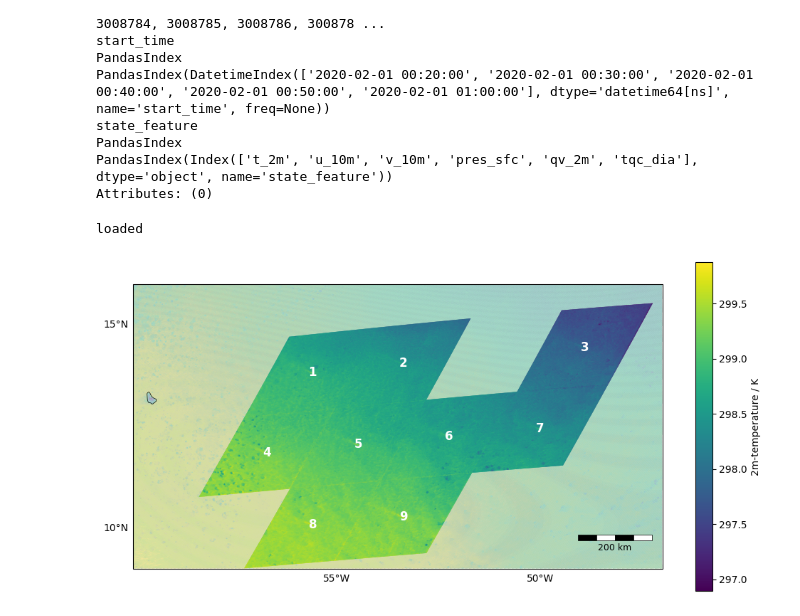
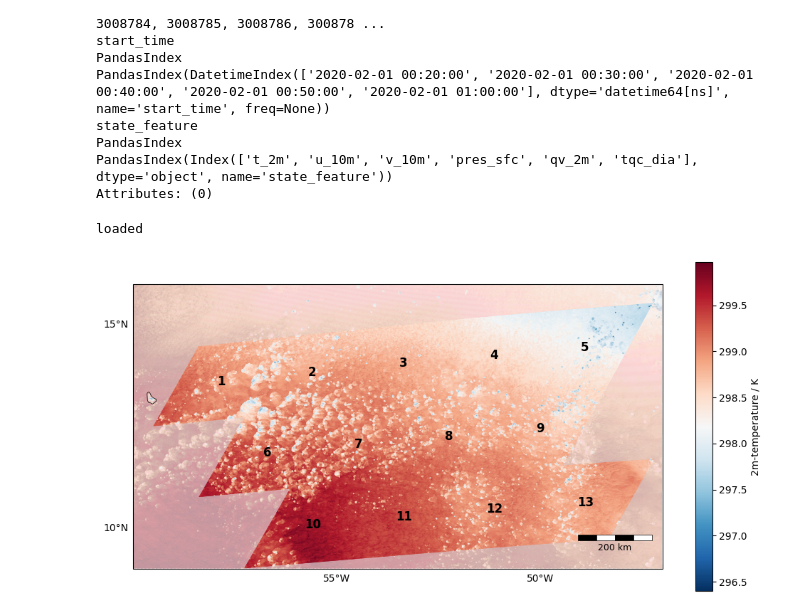
Before and after one commit to observingClouds/mllam-exps-ShCu, a Jupyter notebook: notebooks/viz_multidomain.ipynb, the cells around one changed output. Saved outputs shown, nothing was run; the diff lists cells and outputs as text; code cells hidden in the pictures.

Commit message:
viz_multidomain: compute domain coverage and centers from subdomains module
Assisted-by: Claude Opus 5.5

```diff
--- a/notebooks/viz_multidomain.ipynb
+++ b/notebooks/viz_multidomain.ipynb
@@ -100,3 +104,24 @@ Attributes: (0)
+# %%
+json_domains = subdomains.domains
+cells_covered_by_ml = set()
+for domain_name, domain in json_domains.items():
+    cells_covered_by_ml.update(domain['cells'])
+
+cells_covered_by_ml_indices = set()
+for sl in cells_covered_by_ml:
+    start = 0 if sl.start is None else sl.start
+    stop = sl.stop
+    step = 1 if sl.step is None else sl.step
+    cells_covered_by_ml_indices.update(range(start, stop, step))
+cells_covered_by_ml_indices = list(cells_covered_by_ml_indices)
+
+# Get domain center coords
+domain_centers = []
+for domain_name, domain in json_domains.items():
+    cells = [i for c in domain['cells'] for i in range(c.start, c.stop)]
+    lat_center = float(np.rad2deg(original_ds['clat'].sel(cell=cells).mean()))
+    lon_center = float(np.rad2deg(original_ds['clon'].sel(cell=cells).mean()))
+    domain_centers.append((lat_center, lon_center))
 # %%
 from cartopy.mpl.ticker import LongitudeLocator, LatitudeLocator
 
@@ -121,26 +146,27 @@ ax.tick_params(which='major', length=4, width=0.6, color='black')
 
 cells_not_covered_by_ml = np.setdiff1d(
     original_ds['cell'].values,
-    ds['grid_index'].values,
+    cells_covered_by_ml_indices,
 )
-icon_ds_not_covered = original_ds.sel(time=ds.start_time[0], cell=cells_not_covered_by_ml)
-icon_ds_not_covered['t_2m'].load()
+ddds = original_ds.isel(time=1000)['t_2m'].load()
+icon_ds_not_covered = ddds.isel(cell=cells_not_covered_by_ml)
 print("loaded")
 sc_icon = ax.scatter(
     np.rad2deg(icon_ds_not_covered['clon']),
     np.rad2deg(icon_ds_not_covered['clat']),
-    c=icon_ds_not_covered['t_2m'],
-    cmap='viridis',
+    c=icon_ds_not_covered,
+    cmap='RdBu_r',
     s=0.01,
     transform=ccrs.PlateCarree(),
     linewidths=0,
 )
 
+icon_ds_covered = ddds.isel(cell=cells_covered_by_ml_indices)
 sc_ml = ax.scatter(
-    np.rad2deg(ds['clon']),
-    np.rad2deg(ds['clat']),
-    c=ds['state'].isel(start_time=0, elapsed_forecast_duration=0).sel(state_feature='t_2m'),
-    cmap='viridis',
+    np.rad2deg(icon_ds_covered['clon']),
+    np.rad2deg(icon_ds_covered['clat']),
+    c=icon_ds_covered,
+    cmap='RdBu_r',
     s=0.05,
     transform=ccrs.PlateCarree(),
     linewidths=0,
@@ -156,7 +182,7 @@ for d,(lat_center, lon_center) in enumerate(domain_centers):
         lon_center,
         lat_center,
         f'{d+1}',
-        color='white',
+        color='black',
         fontsize=12,
         fontweight='bold',
         ha='center',
@@ -172,31 +198,31 @@ seg_m = 50_000  # length of one segment in meters (50 km)
 n_segs = 4      # number of alternating segments -> total = seg_m * n_segs
 # choose a latitude near the bottom of the map to compute degrees-per-meter for longitude
 lat_for_scale = y0_e + 0.05 * (y1_e - y0_e)
 # meters per degree longitude at this latitude (approx)
 m_per_deg_lon = 111_320 * np.cos(np.deg2rad(lat_for_scale))
 seg_deg = seg_m / m_per_deg_lon
 # position the bar a little inset from the right and bottom edges
 inset_x_frac = 0.02
 inset_y_frac = 0.1
 bar_width_deg = seg_deg * n_segs
 bar_height_deg = 0.02 * (y1_e - y0_e)
 bar_left = x1_e - inset_x_frac * (x1_e - x0_e) - bar_width_deg
 bar_bottom = y0_e + inset_y_frac * (y1_e - y0_e)
 # draw alternating rectangles
 for i in range(n_segs):
     face = 'black' if i % 2 == 0 else 'white'
     rect = plt.Rectangle((bar_left + i * seg_deg, bar_bottom),
                          seg_deg, bar_height_deg,
                          transform=ccrs.PlateCarree(),
                          facecolor=face, edgecolor='black', linewidth=0.5, zorder=5)
     ax.add_patch(rect)
 # label the scale (centered) and optional tick labels
 ax.text(bar_left + bar_width_deg / 2, bar_bottom - 0.5 * bar_height_deg,
         f"{(seg_m * n_segs) // 1000} km",
         transform=ccrs.PlateCarree(), ha='center', va='top', fontsize=9, zorder=6)
 
 plt.colorbar(sc_ml, ax=ax, orientation='vertical', label='2m-temperature / K')
 plt.show()
 # %% [output]
 loaded
-[figure, old version]
+[figure, new version]
```
Also changed, not shown: parts of 2 cells of this notebook.
